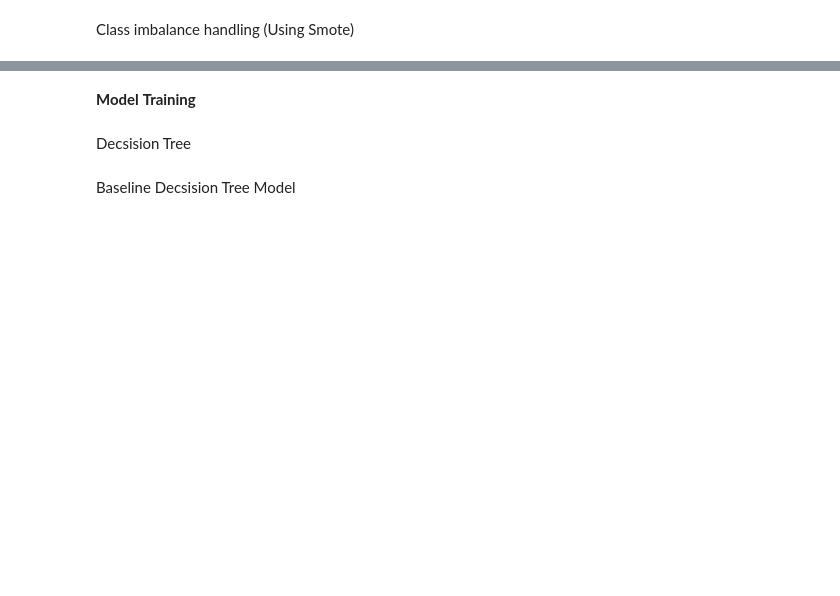
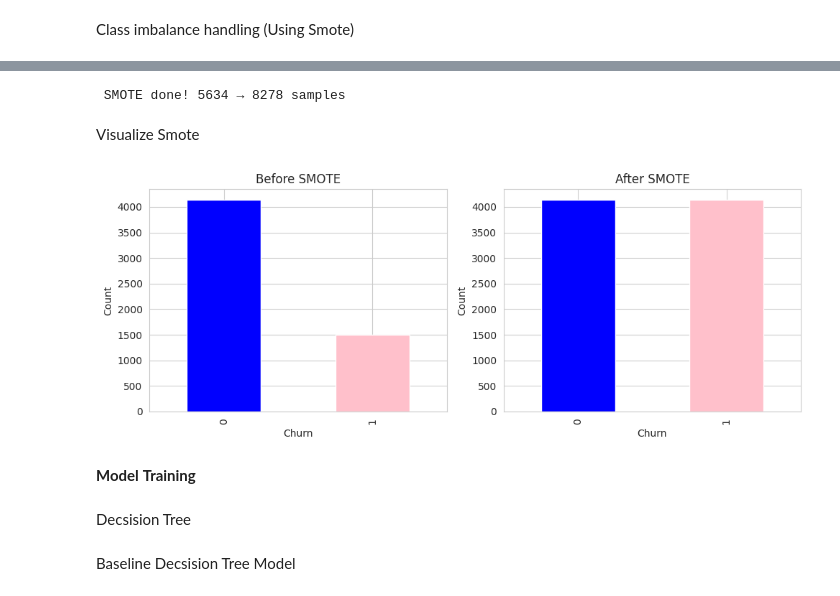
Before and after one commit to sanulisiya/Telco-churn-prediction20231263, a Jupyter notebook: Machine_Learning_Coursework.ipynb, the cells around one changed output, grey strips where cells are left out. Cells and saved outputs as stored; diff of their text form; code cells hidden in the pictures; blank space fills up the shorter version.

```diff
--- a/Machine_Learning_Coursework.ipynb
+++ b/Machine_Learning_Coursework.ipynb
@@ -648,0 +700,6 @@ X_train, X_test, Y_train, Y_test = train_test_split(X, Y, test_size=0.2,random_s
+# %%
+# ============================
+# Separate Features and Target
+# ============================
+X = df.drop('Churn', axis=1)
+y = df['Churn']
@@ -661,3 +748,45 @@ SMOTE does not accept missing values encoded as NaN natively. For supervised lea
+# %%
+import pandas as pd
+import numpy as np
+from imblearn.over_sampling import SMOTE
+
+# X_train
+X_train_clean = X_train.fillna(0).astype('float32')
+
+#  y_train
+y_train_clean = y_train.map({'Yes': 1, 'No': 0}) if 'Yes' in str(y_train.iloc[0]) else y_train.astype('int32')
+
+#  Apply SMOTE
+sm = SMOTE(random_state=42)
+X_train_res, y_train_res = sm.fit_resample(X_train_clean, y_train_clean)
+
+print(f" SMOTE done! {X_train.shape[0]} → {X_train_res.shape[0]} samples")
+# %% [output]
+ SMOTE done! 5634 → 8278 samples
+# %% [markdown]
+Visualize Smote
+# %%
+# Simple visualization
+fig, (ax1, ax2) = plt.subplots(1, 2, figsize=(10, 4))
+
+# Before
+pd.Series(y_train_clean).value_counts().plot(kind='bar', ax=ax1,
+                                             color=['blue', 'pink'])
+ax1.set_title('Before SMOTE')
+ax1.set_xlabel('Churn')
+ax1.set_ylabel('Count')
+
+# After
+pd.Series(y_train_res).value_counts().plot(kind='bar', ax=ax2,
+                                           color=['blue', 'pink'])
+ax2.set_title('After SMOTE')
+ax2.set_xlabel('Churn')
+ax2.set_ylabel('Count')
+
+plt.tight_layout()
+plt.show()
+# %% [output]
+[figure, added]
 # %% [markdown]
 **Model** **Training**
 # %% [markdown]
```
Also changed, not shown: parts of 31 cells of this notebook.
